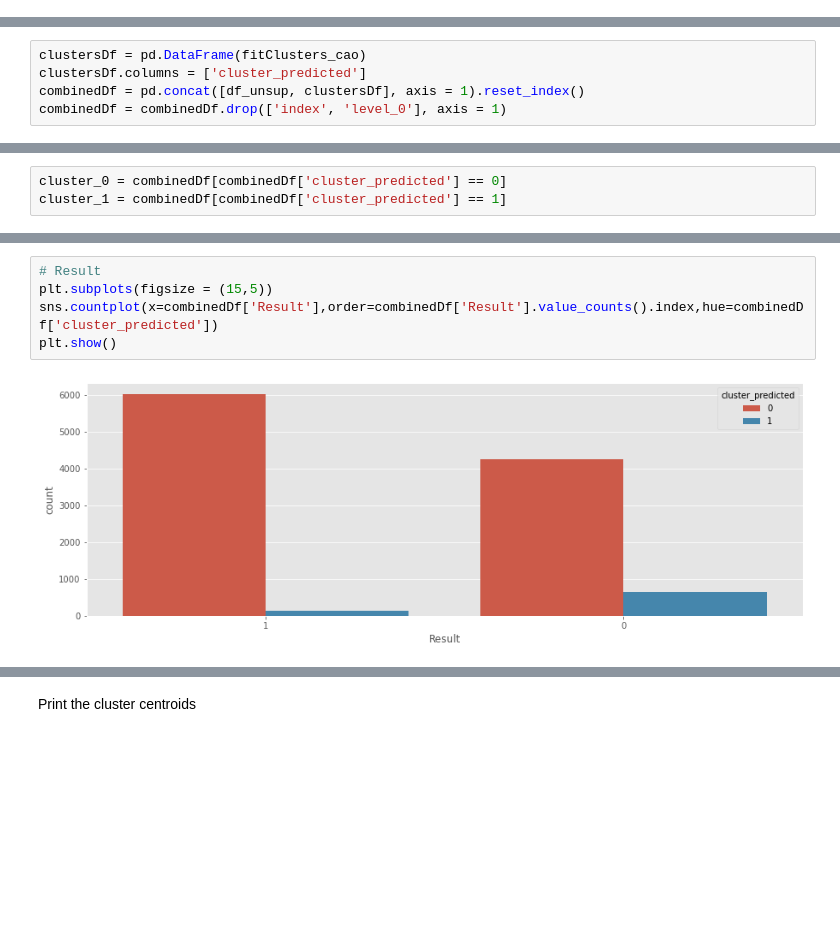
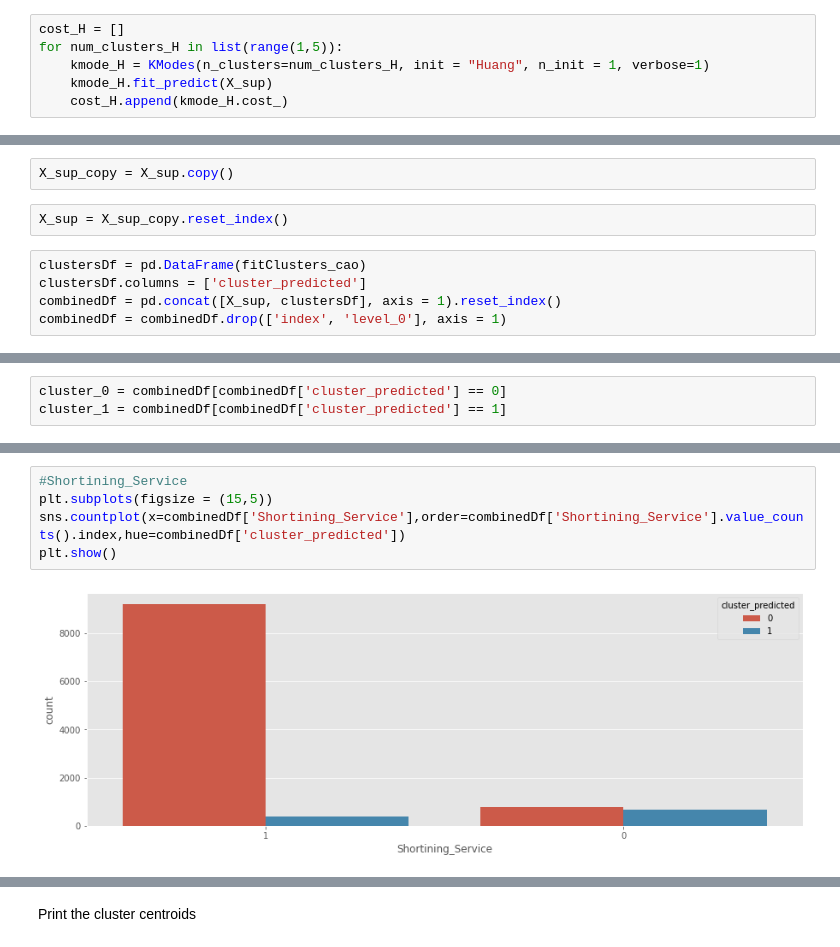
Before and after one commit to sachinshubhams/Website-Phishing, a Jupyter notebook: Supervised and Unsupervised Machine Learning.ipynb, the cells around one changed output, grey strips where cells are left out. Saved outputs shown, nothing was run; the diff lists cells and outputs as text; blank space fills up the shorter version.

```diff
--- a/Supervised and Unsupervised Machine Learning.ipynb
+++ b/Supervised and Unsupervised Machine Learning.ipynb
@@ -724,0 +757,6 @@ array([1, 0, 0, ..., 0, 0, 0], dtype=uint16)
+# %%
+cost_H = []
+for num_clusters_H in list(range(1,5)):
+    kmode_H = KModes(n_clusters=num_clusters_H, init = "Huang", n_init = 1, verbose=1)
+    kmode_H.fit_predict(X_sup)
+    cost_H.append(kmode_H.cost_)
@@ -731,7 +789,11 @@ df_unsup = df_unsup_copy.reset_index()
+# %%
+X_sup_copy = X_sup.copy()
+# %%
+X_sup = X_sup_copy.reset_index()
 # %%
 clustersDf = pd.DataFrame(fitClusters_cao)
 clustersDf.columns = ['cluster_predicted']
-combinedDf = pd.concat([df_unsup, clustersDf], axis = 1).reset_index()
+combinedDf = pd.concat([X_sup, clustersDf], axis = 1).reset_index()
 combinedDf = combinedDf.drop(['index', 'level_0'], axis = 1)
 # %%
 combinedDf.head()
@@ -803,7 +865,7 @@ plt.show()
 # %%
-# Result
+#Shortining_Service
 plt.subplots(figsize = (15,5))
-sns.countplot(x=combinedDf['Result'],order=combinedDf['Result'].value_counts().index,hue=combinedDf['cluster_predicted'])
+sns.countplot(x=combinedDf['Shortining_Service'],order=combinedDf['Shortining_Service'].value_counts().index,hue=combinedDf['cluster_predicted'])
 plt.show()
 # %% [output]
-[figure, old version]
+[figure, new version]
```
Also changed, not shown: parts of 73 cells of this notebook.
